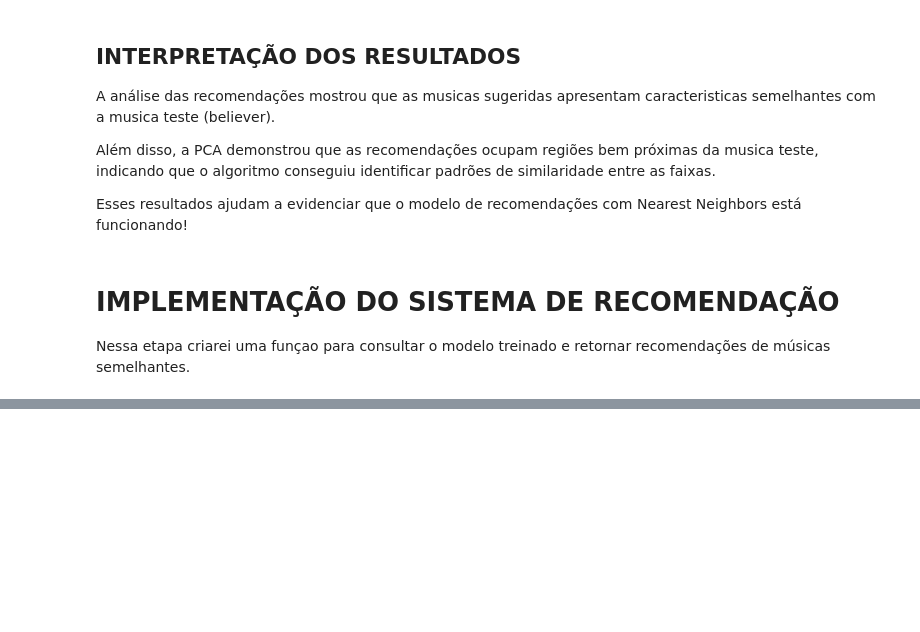
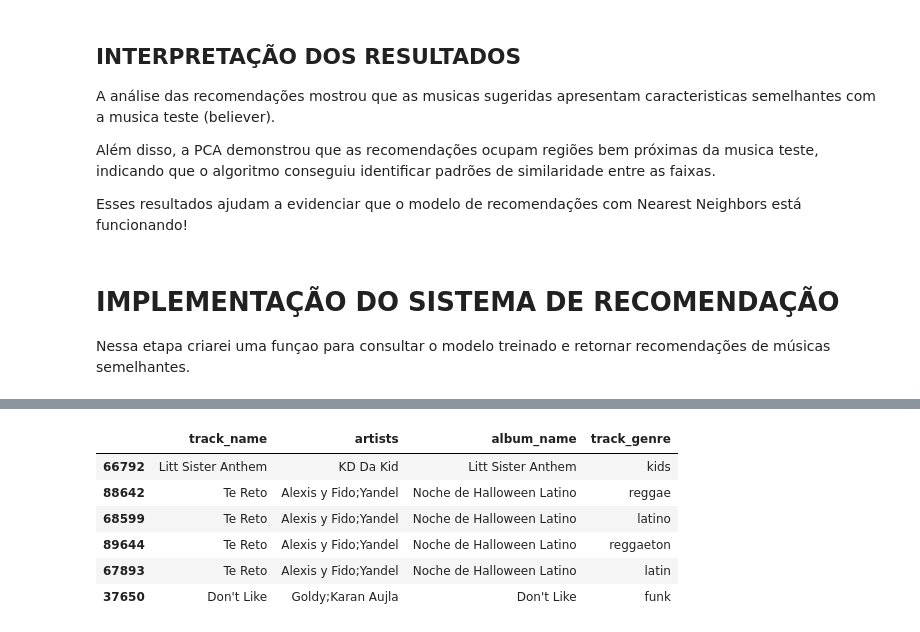
Before and after one commit to FelipeGhensevPeres/Spotify-Recommendation-System, a Jupyter notebook: notebooks/02_recommendation_model.ipynb, the cells around one changed output, grey strips where cells are left out. Saved outputs shown, nothing was run; the diff lists cells and outputs as text; code cells hidden in the pictures; blank space fills up the shorter version.

```diff
--- a/notebooks/02_recommendation_model.ipynb
+++ b/notebooks/02_recommendation_model.ipynb
@@ -290,0 +311,10 @@ display(resultado)
+# %%
+recommendation_song(song_name="radioactive")
+# %% [output]
+|  | track_name | artists | album_name | track_genre |
+| 66792 | Litt Sister Anthem | KD Da Kid | Litt Sister Anthem | kids |
+| 88642 | Te Reto | Alexis y Fido;Yandel | Noche de Halloween Latino | reggae |
+| 68599 | Te Reto | Alexis y Fido;Yandel | Noche de Halloween Latino | latino |
+| 89644 | Te Reto | Alexis y Fido;Yandel | Noche de Halloween Latino | reggaeton |
+| 67893 | Te Reto | Alexis y Fido;Yandel | Noche de Halloween Latino | latin |
+| 37650 | Don't Like | Goldy;Karan Aujla | Don't Like | funk |
```
Also changed, not shown: parts of 7 cells of this notebook.
